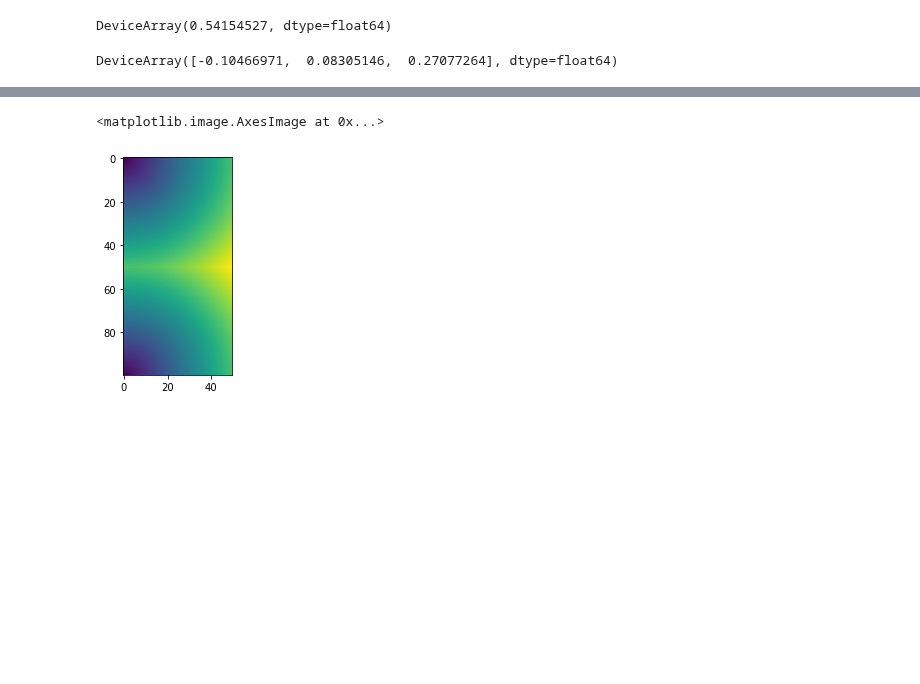
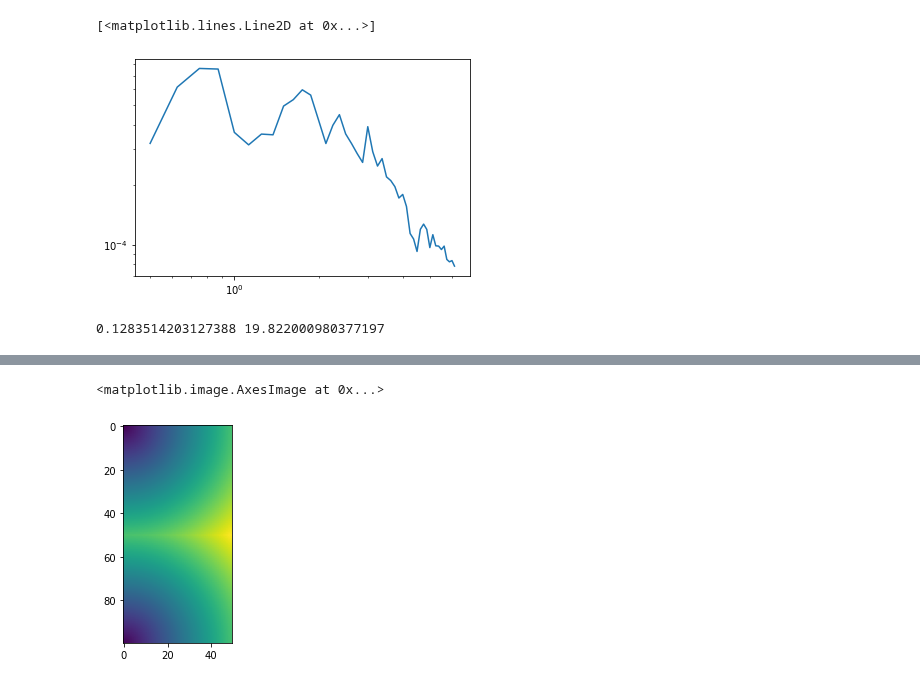
Before and after one commit to Herculens/herculens, a Jupyter notebook: GRF_perturbations/Notebooks/test.ipynb, the cells around one changed output, grey strips where cells are left out. Cells and saved outputs as stored; diff of their text form; code cells hidden in the pictures; blank space fills up the shorter version.

Commit message:
fitting methods (scipy-image,jax-GRF)

```diff
--- a/GRF_perturbations/Notebooks/test.ipynb
+++ b/GRF_perturbations/Notebooks/test.ipynb
@@ -189,9 +44,10 @@ array([[-3.19349058e-08, -3.36825323e-08, -3.00066431e-07,
-# %%
-q=np.array([1.,-2.,3.])
-(lambda y: get_fit(y)[0])(q)
-# %% [output]
-DeviceArray(0.54154527, dtype=float64)
-# %%
-jax.grad(lambda y: get_fit(y)[0])(q)
-# %% [output]
-DeviceArray([-0.10466971,  0.08305146,  0.27077264], dtype=float64)
+# %%
+GRF_class=GRF_inhomogeneities_class(100, 0.08, 100)
+Surface_brightness=Surface_brightness_class(100,0.08,0.1,200,2028)
+Inference=Inference_class(GRF_class,Surface_brightness,Grad_descent_max_iter=400)
+# %%
+data_spec=Inference.Anomalies_Radial_Power_Spectrum([-7.8, 2],GRF_class.tensor_unit_Fourier_images[0])
+plt.loglog(Surface_brightness.frequencies,data_spec)
+# %% [output]
+[<matplotlib.lines.Line2D at 0x...>]
+[figure, added]
@@ -197,0 +75,5 @@ DeviceArray([-0.10466971,  0.08305146,  0.27077264], dtype=float64)
+# %%
+start_time=time.time()
+print(GRF_Loss([-7.6,2.]),time.time()-start_time)
+# %% [output]
+0.1283514203127388 19.822000980377197
```
Also changed, not shown: parts of 45 cells of this notebook, 3 other files.
